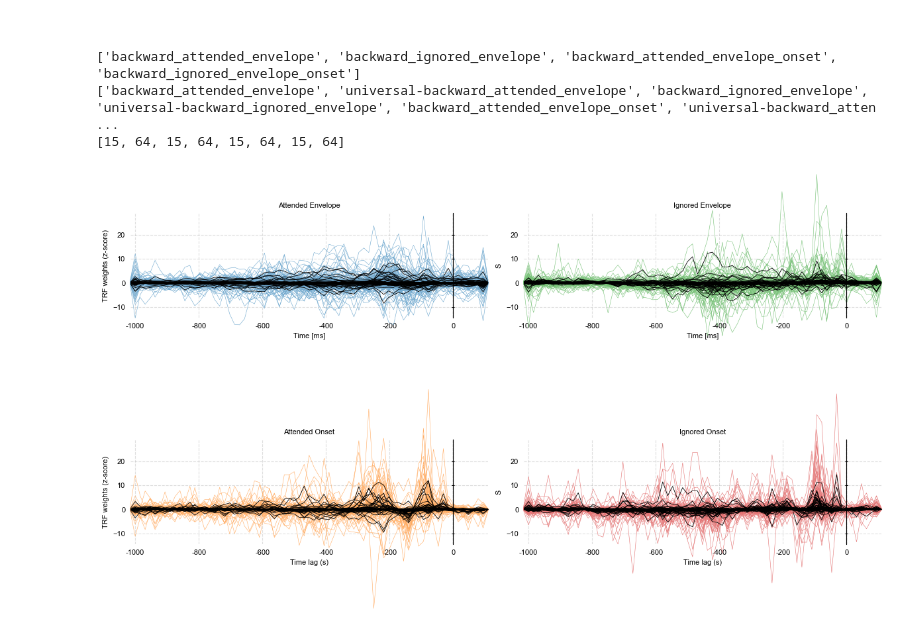
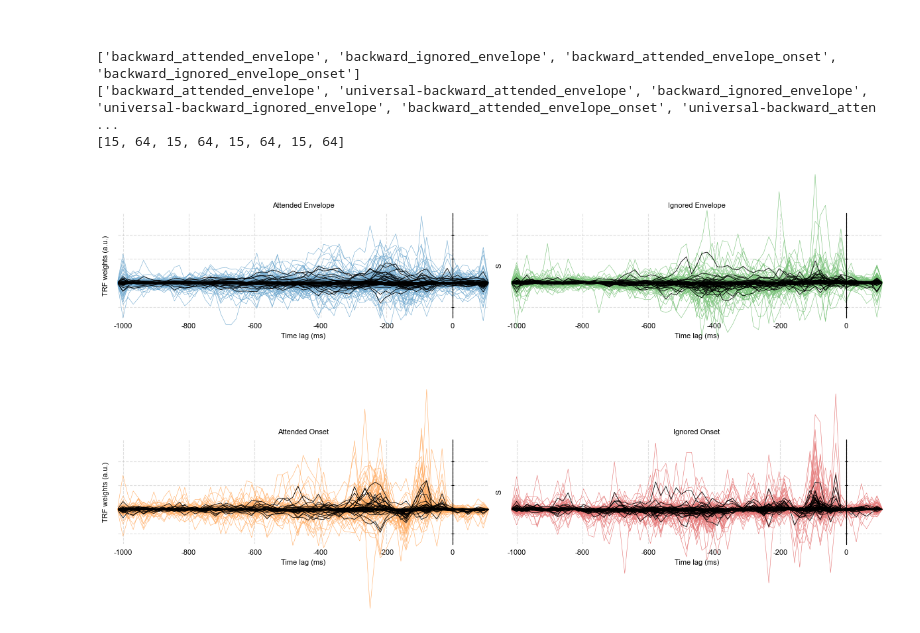
Before and after one commit to manito-coder/Beyond-TRFs, a Jupyter notebook: within-fuglsang/figures/trfs-figure.ipynb, the cells around one changed output. Cells and saved outputs as stored; diff of their text form; code cells hidden in the pictures.

Commit message:
Corrected trfs-figure to a.u units but still regularised.

```diff
--- a/within-fuglsang/figures/trfs-figure.ipynb
+++ b/within-fuglsang/figures/trfs-figure.ipynb
@@ -26,7 +26,7 @@ trf_types = [
     (PREDICTOR_TYPE.ENVELOPE_ONSET, ATTENTION_TYPE.IGNORED,  MODEL_TYPE.BACKWARD, False),
 ]
 
-training_trf_data, n_training_subjects = helper_functions.load_trfs(training_subjects, trf_types, trf_dir=FUGLSANG_TRF_DIR)
+training_trf_data, n_training_subjects = helper_functions.load_trfs(DATASET_TYPE.FUGLSANG, training_subjects, trf_types, trf_dir=FUGLSANG_TRF_DIR)
 #testing_trf_data, n_testing_subjects = helper_functions.load_trfs(testing_subjects, trf_types, trf_dir=FUGLSANG_TRF_DIR)
 
 print('training and validation sets complete')
@@ -56,7 +56,7 @@ training and validation sets complete
 models = []
 model_trfs = {}
 for type in trf_types:
-    models.append(helper_functions.get_trf_model_name(*type))
+    models.append(helper_functions.get_trf_model_name(DATASET_TYPE.FUGLSANG, *type))
 
 # -----------------------------------------------------------------------------------------------------
 # Loop over all models
@@ -110,10 +110,10 @@ titles = {
 # Colors for the different TRFs
 # ------------------------------------------------
 colors = {
-    helper_functions.get_trf_model_name(PREDICTOR_TYPE.ENVELOPE,       ATTENTION_TYPE.ATTENDED, MODEL_TYPE.BACKWARD): 'tab:blue',
-    helper_functions.get_trf_model_name(PREDICTOR_TYPE.ENVELOPE_ONSET, ATTENTION_TYPE.ATTENDED, MODEL_TYPE.BACKWARD): 'tab:orange',
-    helper_functions.get_trf_model_name(PREDICTOR_TYPE.ENVELOPE,       ATTENTION_TYPE.IGNORED,  MODEL_TYPE.BACKWARD): 'tab:green',
-    helper_functions.get_trf_model_name(PREDICTOR_TYPE.ENVELOPE_ONSET, ATTENTION_TYPE.IGNORED,  MODEL_TYPE.BACKWARD): 'tab:red',
+    helper_functions.get_trf_model_name(DATASET_TYPE.FUGLSANG, PREDICTOR_TYPE.ENVELOPE,       ATTENTION_TYPE.ATTENDED, MODEL_TYPE.BACKWARD): 'tab:blue',
+    helper_functions.get_trf_model_name(DATASET_TYPE.FUGLSANG, PREDICTOR_TYPE.ENVELOPE_ONSET, ATTENTION_TYPE.ATTENDED, MODEL_TYPE.BACKWARD): 'tab:orange',
+    helper_functions.get_trf_model_name(DATASET_TYPE.FUGLSANG, PREDICTOR_TYPE.ENVELOPE,       ATTENTION_TYPE.IGNORED,  MODEL_TYPE.BACKWARD): 'tab:green',
+    helper_functions.get_trf_model_name(DATASET_TYPE.FUGLSANG, PREDICTOR_TYPE.ENVELOPE_ONSET, ATTENTION_TYPE.IGNORED,  MODEL_TYPE.BACKWARD): 'tab:red',
 }
 
 # ------------------------------------------------
@@ -169,38 +169,43 @@ for idx, model in enumerate(models):
         trf_univ_plot = trf_univ
 
     trf_univ_plot = (trf_univ_plot - trf_univ_plot.mean()) / trf_univ_plot.std()
 
     eelbrain.plot.Butterfly(
         trf_univ_plot,
         axes=ax,
         color='black',   # 👈 strong color
         linewidth=0.6,
     )
 
     # ----------------------------------------
     # Vertical scaling (same trick)
     # ----------------------------------------
     y_min = trf_univ_plot.x.min()
     y_max = trf_univ_plot.x.max()
     ax.set_ylim(y_min * 2, y_max * 2)
 
     # ----------------------------------------
     # Formatting
     # ----------------------------------------
     ax.set_title(titles[model])
     ax.axhline(0, linestyle='--', color='black', linewidth=0.8)
     ax.axvline(0, linestyle='--', color='black', linewidth=0.8)
     ax.grid(True, linestyle='--', alpha=0.4)
 
-# ------------------------------------------------
-# Labels
-# ------------------------------------------------
-axes[2].set_xlabel('Time lag (s)')
-axes[3].set_xlabel('Time lag (s)')
-axes[0].set_ylabel('TRF weights (z-score)')
-axes[2].set_ylabel('TRF weights (z-score)')
+    # ------------------------------------------------
+    # Labels
+    # ------------------------------------------------
+    for ax in axes:
+        ax.set_xlabel('Time lag (ms)')
+
+    axes[0].set_ylabel('TRF weights (a.u.)')
+    axes[2].set_ylabel('TRF weights (a.u.)')
+    axes[0].set_yticklabels([])
+    axes[1].set_yticklabels([])
+    axes[2].set_yticklabels([])
+    axes[3].set_yticklabels([])
 
 plt.tight_layout()
 plt.show()
 # %% [output]
-[figure, old version]
+[figure, new version]
```
Also changed, not shown: parts of 1 cell of this notebook.
